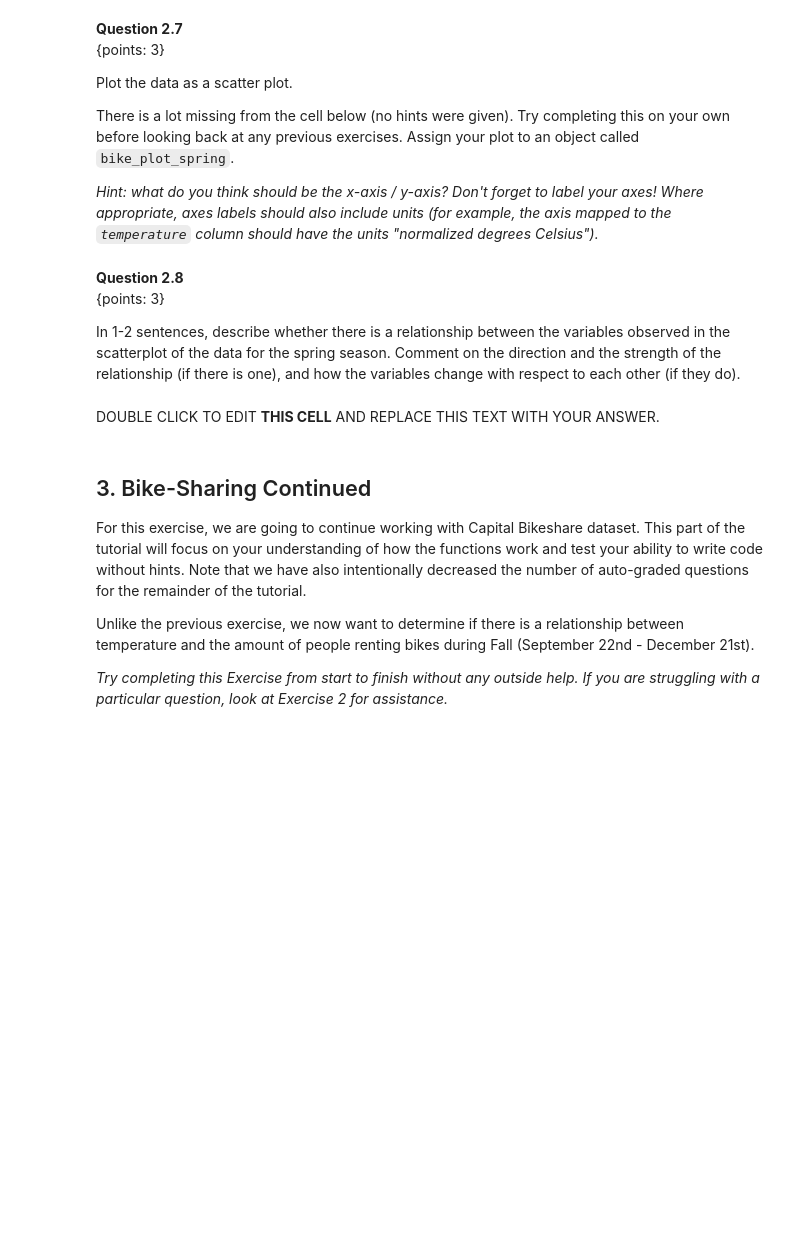
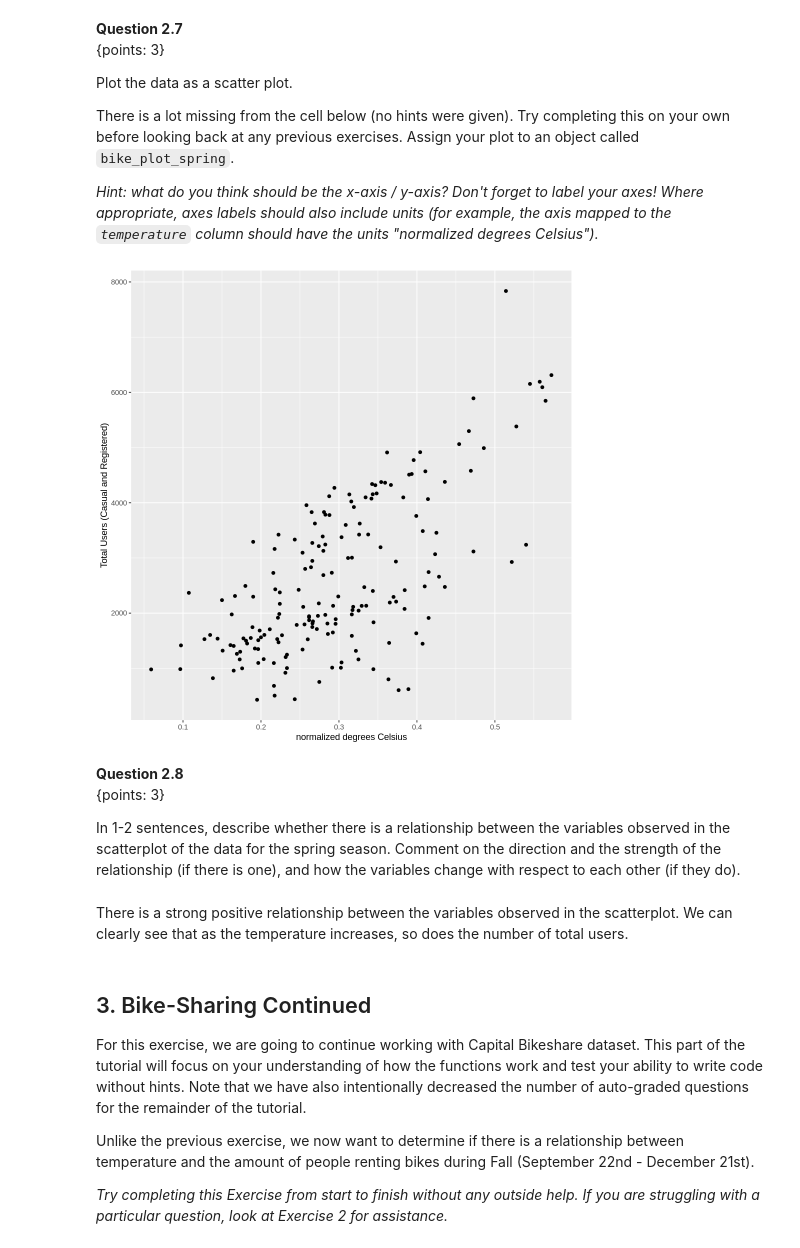
Before and after one commit to kx-chen/dsci, a Jupyter notebook: materials/tutorial_01/tutorial_01.ipynb, the cells around one changed output. Saved outputs shown, nothing was run; the diff lists cells and outputs as text; code cells hidden in the pictures; blank space fills up the shorter version.

```diff
--- a/materials/tutorial_01/tutorial_01.ipynb
+++ b/materials/tutorial_01/tutorial_01.ipynb
@@ -426,5 +458,5 @@ Since we already have `tidyverse` loaded and ready to use, the first step is to
 #... <- ...("bike_share.csv")
 
 # your code here
-fail() # No Answer - remove if you provide an answer
+bike_data <- read_csv("bike_share.csv")
 bike_data
@@ -444,0 +491,6 @@ bike_mutate
+# %%
+#... <- ...(bike_data, ...)
+
+# your code here
+bike_mutate <- mutate(bike_data, total_users = casual_users + registered_users)
+bike_mutate
@@ -453,5 +518,5 @@ Filter out the data to include information about rentals that were only made dur
 #... <- ...(bike_mutate, ... == "Spring")
 
 # your code here
-fail() # No Answer - remove if you provide an answer
+bike_filter <- filter(bike_mutate, season == "Spring")
 bike_filter
@@ -468,5 +546,5 @@ Select the columns from the data that we wish to plot. Name your answer `bike_se
 #... <- select(...)
 
 # your code here
-fail() # No Answer - remove if you provide an answer
+bike_select <- select(bike_filter, temperature, total_users)
 bike_select
@@ -493,3 +578,9 @@ bike_plot_spring
+# %%
+# your code here
+bike_plot_spring <- ggplot(data = bike_select, aes(x = temperature, y = total_users)) + geom_point() + xlab("normalized degrees Celsius") + ylab("Total Users (Casual and Registered)")
+bike_plot_spring
+# %% [output]
+[figure, added]
 # %%
 # Here we check whether you have the correct object name(s). However,
 # all other tests were intentionally hidden so that you can practice deciding
@@ -502,8 +593,8 @@ test_that("Did not create a plot named bike_plot_spring", {
 <br> {points: 3}
 
 In 1-2 sentences, describe whether there is a relationship between the variables observed in the scatterplot of the data for the spring season. Comment on the direction and the strength of the relationship (if there is one), and how the variables change with respect to each other (if they do).
-# %% [markdown]
-DOUBLE CLICK TO EDIT **THIS CELL** AND REPLACE THIS TEXT WITH YOUR ANSWER.
+# %% [markdown]
+There is a strong positive relationship between the variables observed in the scatterplot. We can clearly see that as the temperature increases, so does the number of total users.
 # %% [markdown]
 ## 3. Bike-Sharing Continued
 
```
Also changed, not shown: parts of 34 cells of this notebook, 1 other file.
